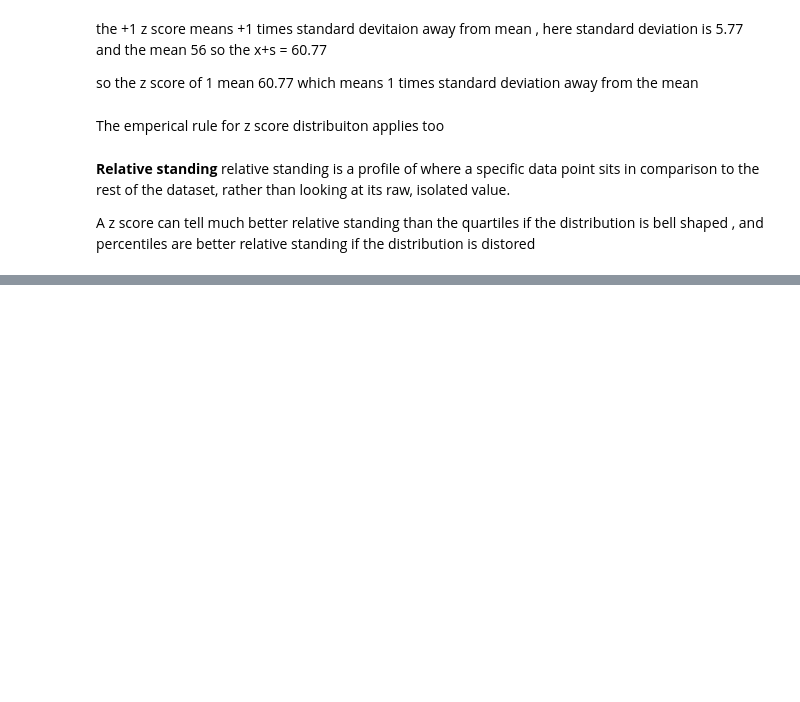
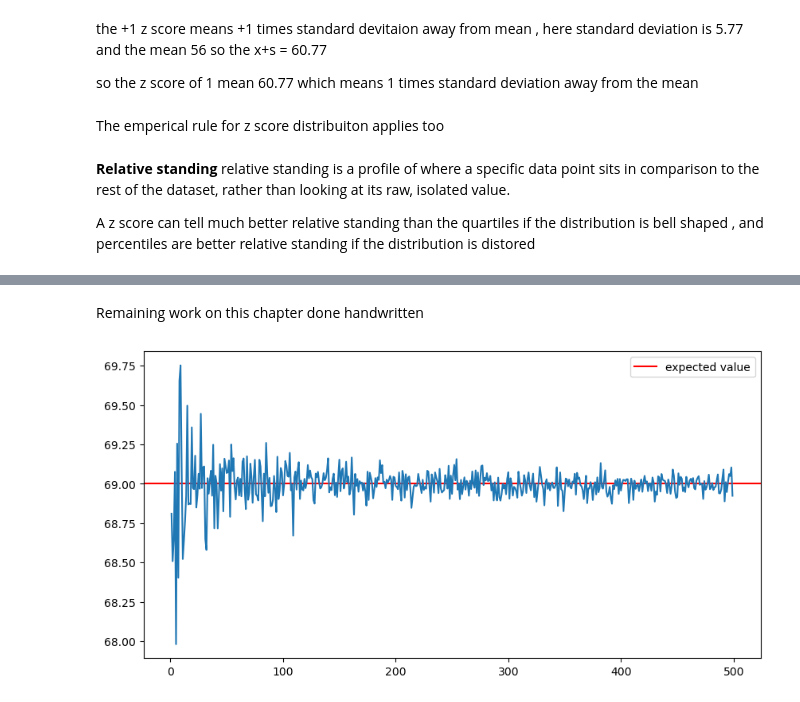
Before and after one commit to qamarr6092/math-with-python, a Jupyter notebook: Statistics/statistics.ipynb, the cells around one changed output, grey strips where cells are left out. Cells and saved outputs as stored; diff of their text form; code cells hidden in the pictures; blank space fills up the shorter version.

```diff
--- a/Statistics/statistics.ipynb
+++ b/Statistics/statistics.ipynb
@@ -2023,0 +2135,18 @@ A z score can tell much better relative standing than the quartiles if the distr
+# %% [markdown]
+Remaining work on  this chapter done handwritten
+# %%
+U = 69   #Mean of a random variable 'Height'
+
+var1 = [ ]
+var2 = [ ]
+for i in range( 1,500 ) :
+    mean = np.mean(np.random.normal(69,1,i) )
+    var1.append(mean)
+    var2.append(i)
+plt.figure(figsize = (10,5))
+plt.axhline(69 , color = 'red', label = 'expected value' )
+plt.legend()
+plt.plot(var2,var1)
+plt.show()
+# %% [output]
+[figure, added]
```
Also changed, not shown: parts of 100 cells of this notebook.
